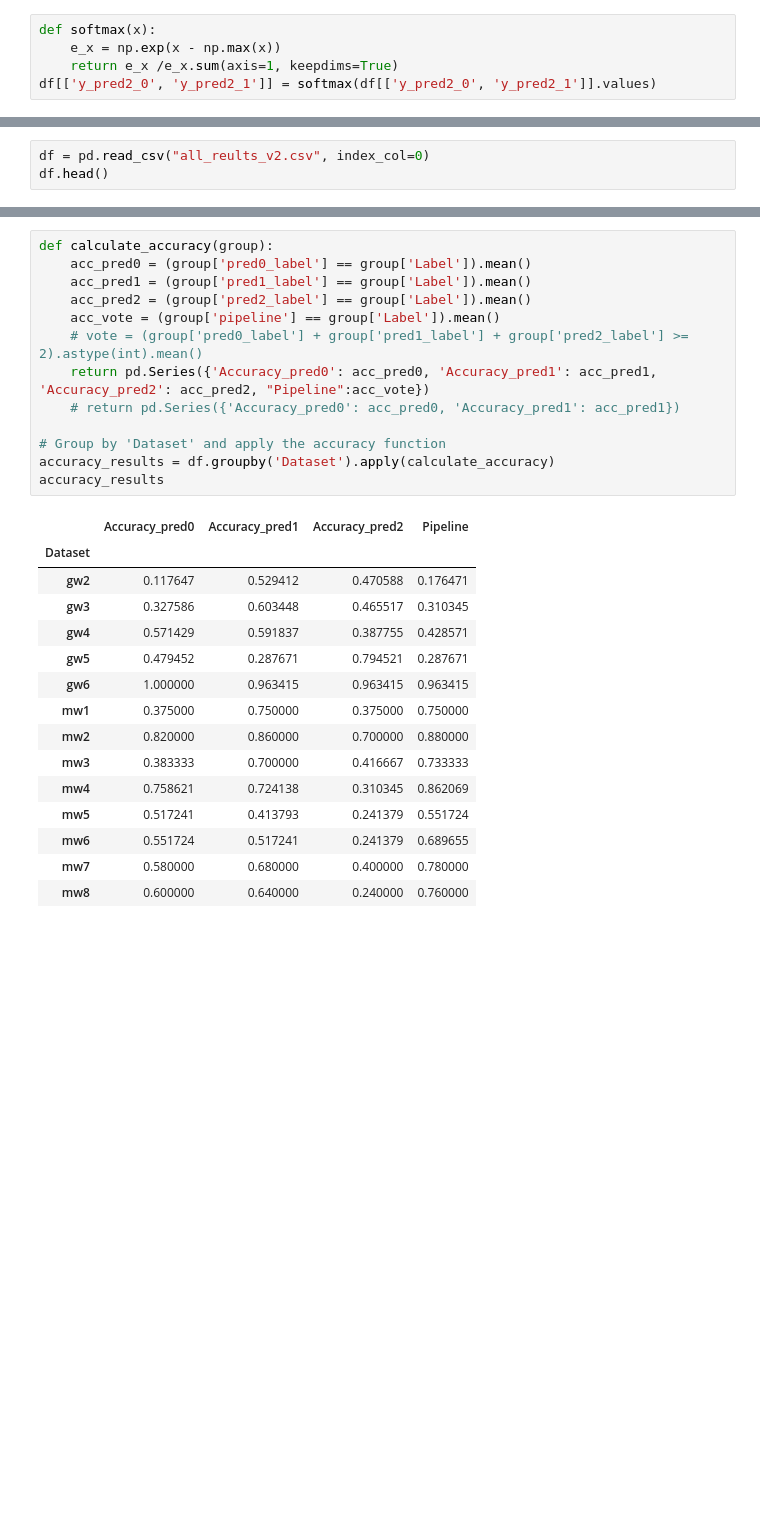
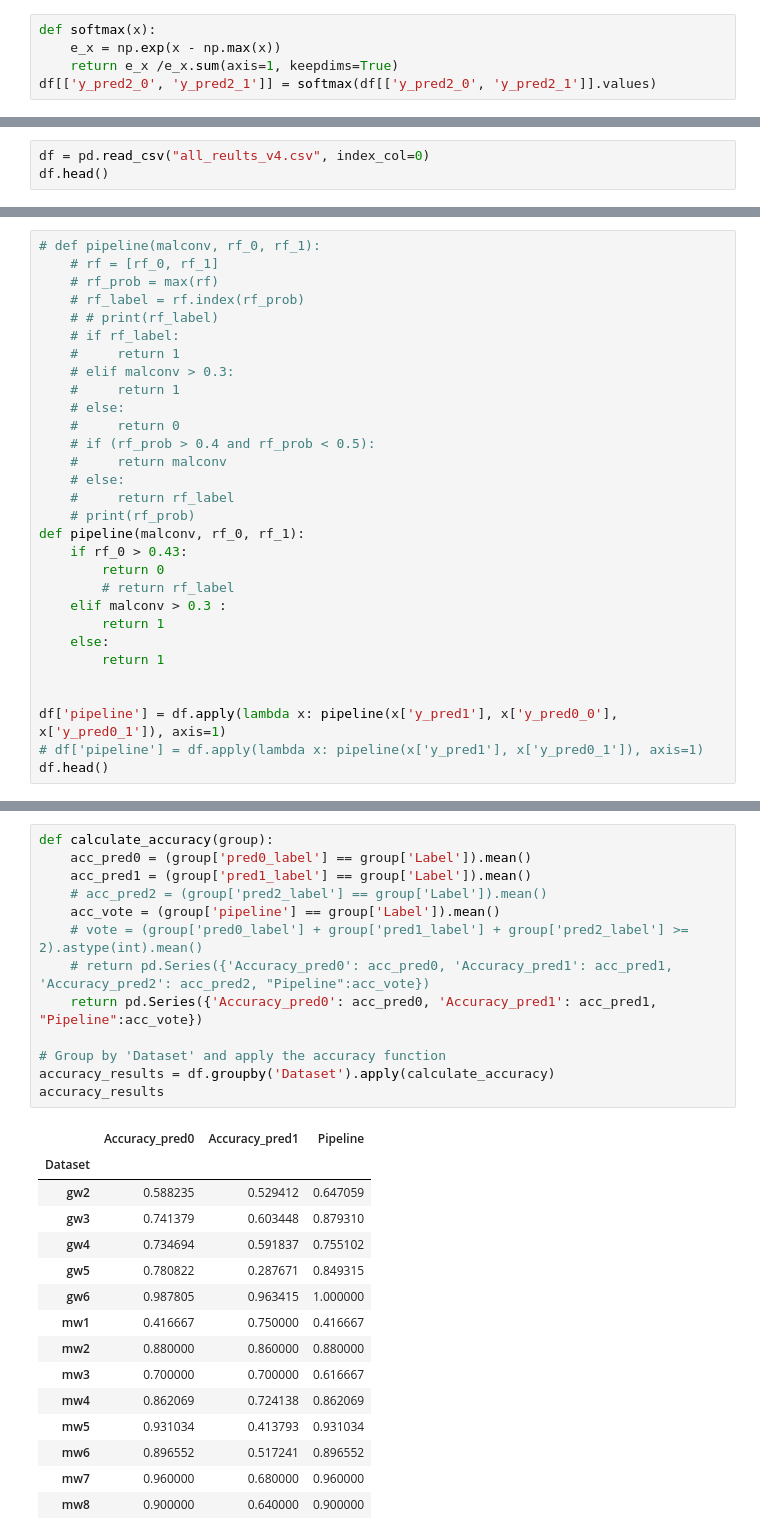
Before and after one commit to jwonnyleaf/csce689-competition, a Jupyter notebook: defender/notebooks/test_local.ipynb, the cells around one changed output, grey strips where cells are left out. Drawn from its saved outputs; the diff is of its cells as text; blank space fills up the shorter version.

```diff
--- a/defender/notebooks/test_local.ipynb
+++ b/defender/notebooks/test_local.ipynb
@@ -402,4 +405,4 @@ NameError: name 'df' is not defined
 # %%
-df = pd.read_csv("all_reults_v2.csv", index_col=0)
+df = pd.read_csv("all_reults_v4.csv", index_col=0)
 df.head()
 # %% [output]
@@ -446,0 +424,30 @@ df.head()
+# %%
+# def pipeline(malconv, rf_0, rf_1):
+    # rf = [rf_0, rf_1]
+    # rf_prob = max(rf)
+    # rf_label = rf.index(rf_prob)
+    # # print(rf_label)
+    # if rf_label:
+    #     return 1
+    # elif malconv > 0.3:
+    #     return 1
+    # else:
+    #     return 0
+    # if (rf_prob > 0.4 and rf_prob < 0.5):
+    #     return malconv
+    # else:
+    #     return rf_label
+    # print(rf_prob)
+def pipeline(malconv, rf_0, rf_1):
+    if rf_0 > 0.43:
+        return 0
+        # return rf_label
+    elif malconv > 0.3 :
+        return 1
+    else:
+        return 1
+
+
+df['pipeline'] = df.apply(lambda x: pipeline(x['y_pred1'], x['y_pred0_0'], x['y_pred0_1']), axis=1)
+# df['pipeline'] = df.apply(lambda x: pipeline(x['y_pred1'], x['y_pred0_1']), axis=1)
+df.head()
@@ -447,32 +461,32 @@ df.head()
 # %%
 def calculate_accuracy(group):
     acc_pred0 = (group['pred0_label'] == group['Label']).mean()
     acc_pred1 = (group['pred1_label'] == group['Label']).mean()
-    acc_pred2 = (group['pred2_label'] == group['Label']).mean()
+    # acc_pred2 = (group['pred2_label'] == group['Label']).mean()
     acc_vote = (group['pipeline'] == group['Label']).mean()
     # vote = (group['pred0_label'] + group['pred1_label'] + group['pred2_label'] >= 2).astype(int).mean()
-    return pd.Series({'Accuracy_pred0': acc_pred0, 'Accuracy_pred1': acc_pred1, 'Accuracy_pred2': acc_pred2, "Pipeline":acc_vote})
-    # return pd.Series({'Accuracy_pred0': acc_pred0, 'Accuracy_pred1': acc_pred1})
+    # return pd.Series({'Accuracy_pred0': acc_pred0, 'Accuracy_pred1': acc_pred1, 'Accuracy_pred2': acc_pred2, "Pipeline":acc_vote})
+    return pd.Series({'Accuracy_pred0': acc_pred0, 'Accuracy_pred1': acc_pred1, "Pipeline":acc_vote})
 
 # Group by 'Dataset' and apply the accuracy function
 accuracy_results = df.groupby('Dataset').apply(calculate_accuracy)
 accuracy_results
 # %% [output]
-|  | Accuracy_pred0 | Accuracy_pred1 | Accuracy_pred2 | Pipeline |
-| Dataset |  |  |  |  |
-| gw2 | 0.117647 | 0.529412 | 0.470588 | 0.176471 |
-| gw3 | 0.327586 | 0.603448 | 0.465517 | 0.310345 |
-| gw4 | 0.571429 | 0.591837 | 0.387755 | 0.428571 |
-| gw5 | 0.479452 | 0.287671 | 0.794521 | 0.287671 |
-| gw6 | 1.000000 | 0.963415 | 0.963415 | 0.963415 |
-| mw1 | 0.375000 | 0.750000 | 0.375000 | 0.750000 |
-| mw2 | 0.820000 | 0.860000 | 0.700000 | 0.880000 |
-| mw3 | 0.383333 | 0.700000 | 0.416667 | 0.733333 |
-| mw4 | 0.758621 | 0.724138 | 0.310345 | 0.862069 |
-| mw5 | 0.517241 | 0.413793 | 0.241379 | 0.551724 |
-| mw6 | 0.551724 | 0.517241 | 0.241379 | 0.689655 |
-| mw7 | 0.580000 | 0.680000 | 0.400000 | 0.780000 |
-| mw8 | 0.600000 | 0.640000 | 0.240000 | 0.760000 |
+|  | Accuracy_pred0 | Accuracy_pred1 | Pipeline |
+| Dataset |  |  |  |
+| gw2 | 0.588235 | 0.529412 | 0.647059 |
+| gw3 | 0.741379 | 0.603448 | 0.879310 |
+| gw4 | 0.734694 | 0.591837 | 0.755102 |
+| gw5 | 0.780822 | 0.287671 | 0.849315 |
+| gw6 | 0.987805 | 0.963415 | 1.000000 |
+| mw1 | 0.416667 | 0.750000 | 0.416667 |
+| mw2 | 0.880000 | 0.860000 | 0.880000 |
+| mw3 | 0.700000 | 0.700000 | 0.616667 |
+| mw4 | 0.862069 | 0.724138 | 0.862069 |
+| mw5 | 0.931034 | 0.413793 | 0.931034 |
+| mw6 | 0.896552 | 0.517241 | 0.896552 |
+| mw7 | 0.960000 | 0.680000 | 0.960000 |
+| mw8 | 0.900000 | 0.640000 | 0.900000 |
 # %%
 import matplotlib.pyplot as plt
 import seaborn as sns
```
Also changed, not shown: parts of 23 cells of this notebook.
